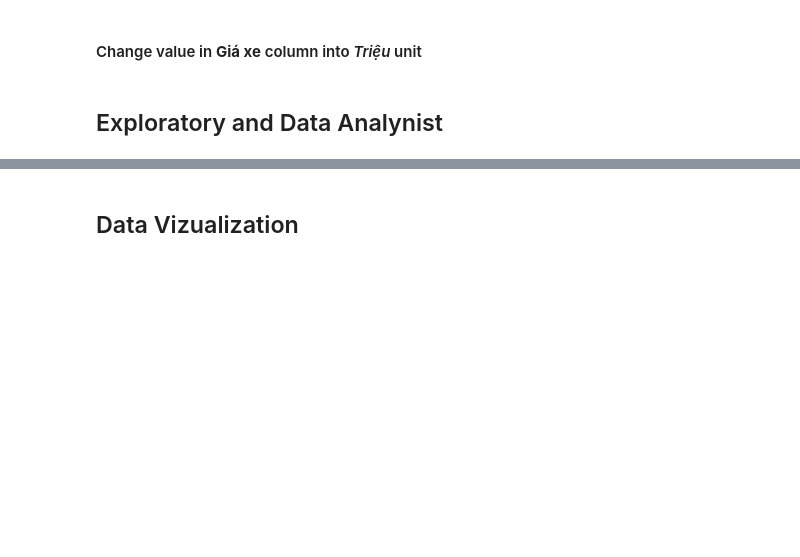
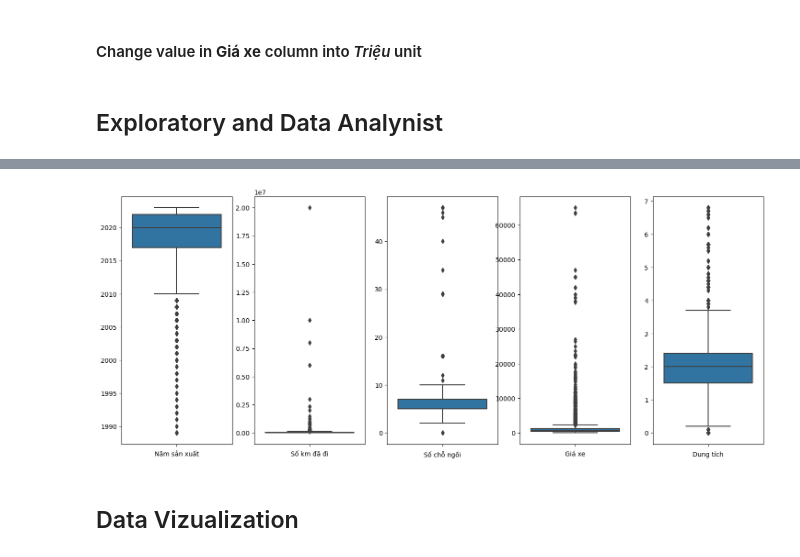
Before and after one commit to minhviet21/Car_Price_Prediction, a Jupyter notebook: Project.ipynb, the cells around one changed output, grey strips where cells are left out. Cells and saved outputs as stored; diff of their text form; code cells hidden in the pictures; blank space fills up the shorter version.

```diff
--- a/Project.ipynb
+++ b/Project.ipynb
@@ -77,10 +80,14 @@ data['Dẫn động'] = data['Dẫn động'].apply(lambda x: x.split()[0])
 #### Change value in **Giá xe** column into *Triệu* unit
 # %%
 def convert_price(price):
-    price = price.split(" ")[:-1]
-    if len(price) == 3:
+    price = price.split(" ")
+    if len(price) == 4:
         return int(price[0])*1000 + int(price[2])
-    return int(price[0])
+    else:
+        if price[-1] == 'Tỷ':
+            return int(price[0]) * 1000
+        else:
+            return int(price[0])
 data['Giá xe'] = data['Giá xe'].apply(convert_price)
 # %% [markdown]
 ## Exploratory and Data Analynist
@@ -104,2 +111,5 @@ Dung tich            54
 Loại nhiên liệu       4
 dtype: int64
+# %%
+for col in data.columns:
+    print(col, data[col].isnull().sum())
@@ -124,17 +150,17 @@ Loại nhiên liệu    object
 dtype: object
 # %%
-discrete_numerical_cols = []
-continuous_numerical_cols = []
+str_numerical_cols = []
+not_str_numerical_cols = []
 categorical_cols = []
 for col in data.columns:
     if len(data[col].unique()) < 6:
         categorical_cols.append(col)
     else:
-        if data[col].dtypes == 'int64':
-            continuous_numerical_cols.append(col)
+        if data[col].dtypes == 'object':
+            str_numerical_cols.append(col)
         else:
-            discrete_numerical_cols.append(col)
-print(discrete_numerical_cols)
-print(continuous_numerical_cols)
+            not_str_numerical_cols.append(col)
+print(str_numerical_cols)
+print(not_str_numerical_cols)
 print(categorical_cols)
 # %% [output]
@@ -143,5 +169 @@ print(categorical_cols)
 ['Tình trạng', 'Xuất xứ', 'Hộp số', 'Dẫn động', 'Loại nhiên liệu']
-# %%
-for col in continuous_numerical_cols:
-    plt.figure(figsize=(10,6))
-    sns.boxplot(x=data[col])
@@ -153,2 +170,13 @@ for col in continuous_numerical_cols:
+# %%
+fig, axes = plt.subplots(1, 5, figsize=(18, 7))
+for i in range(len(not_str_numerical_cols)):
+    col = not_str_numerical_cols[i]
+    sns.boxplot(y=data[col], ax=axes[i])
+for i in range(len(not_str_numerical_cols)):
+    axes[i].set_xlabel(not_str_numerical_cols[i])
+    axes[i].set_ylabel("")
+plt.show()
+# %% [output]
+[figure, added]
 # %% [markdown]
 ## Data Vizualization
```
Also changed, not shown: parts of 11 cells of this notebook.
